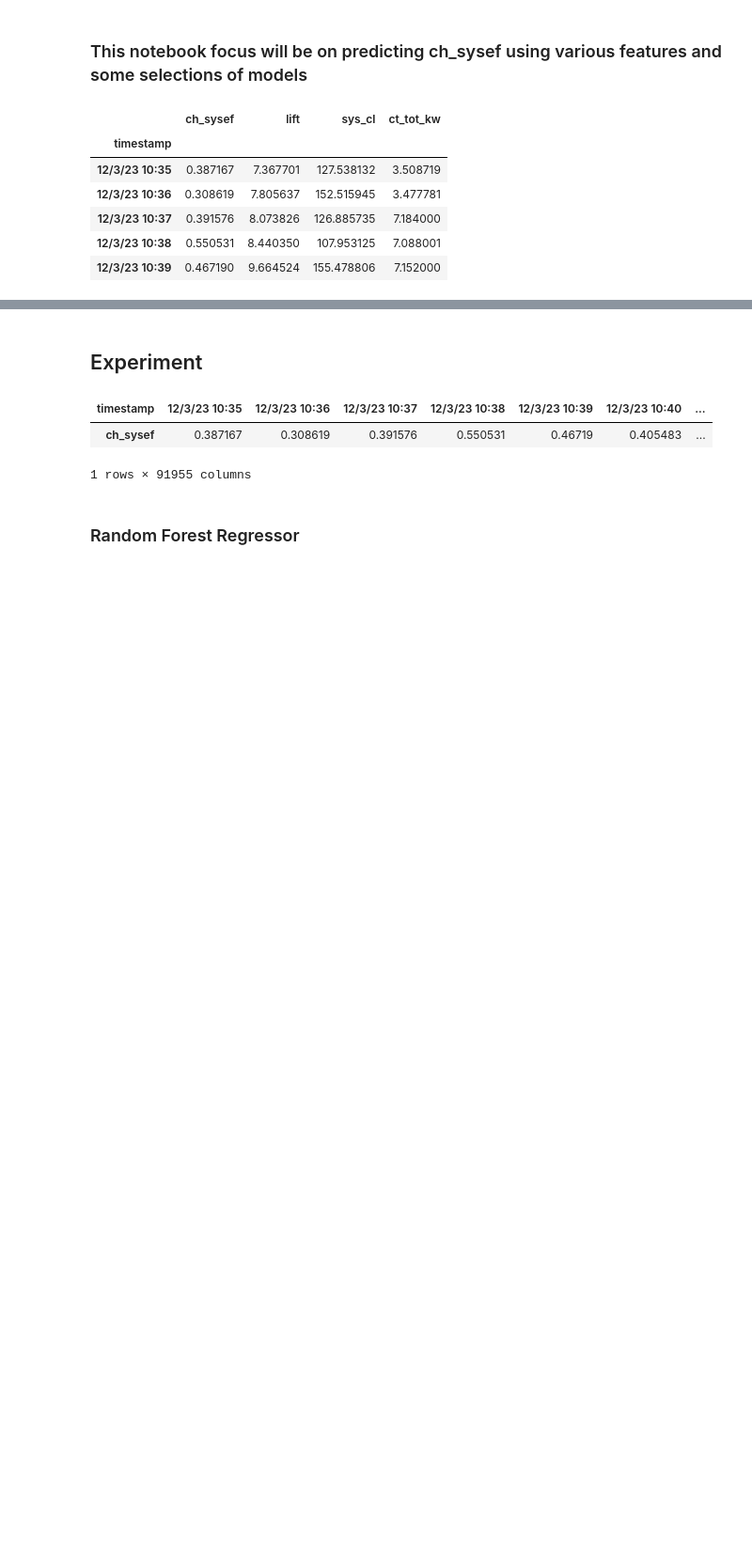
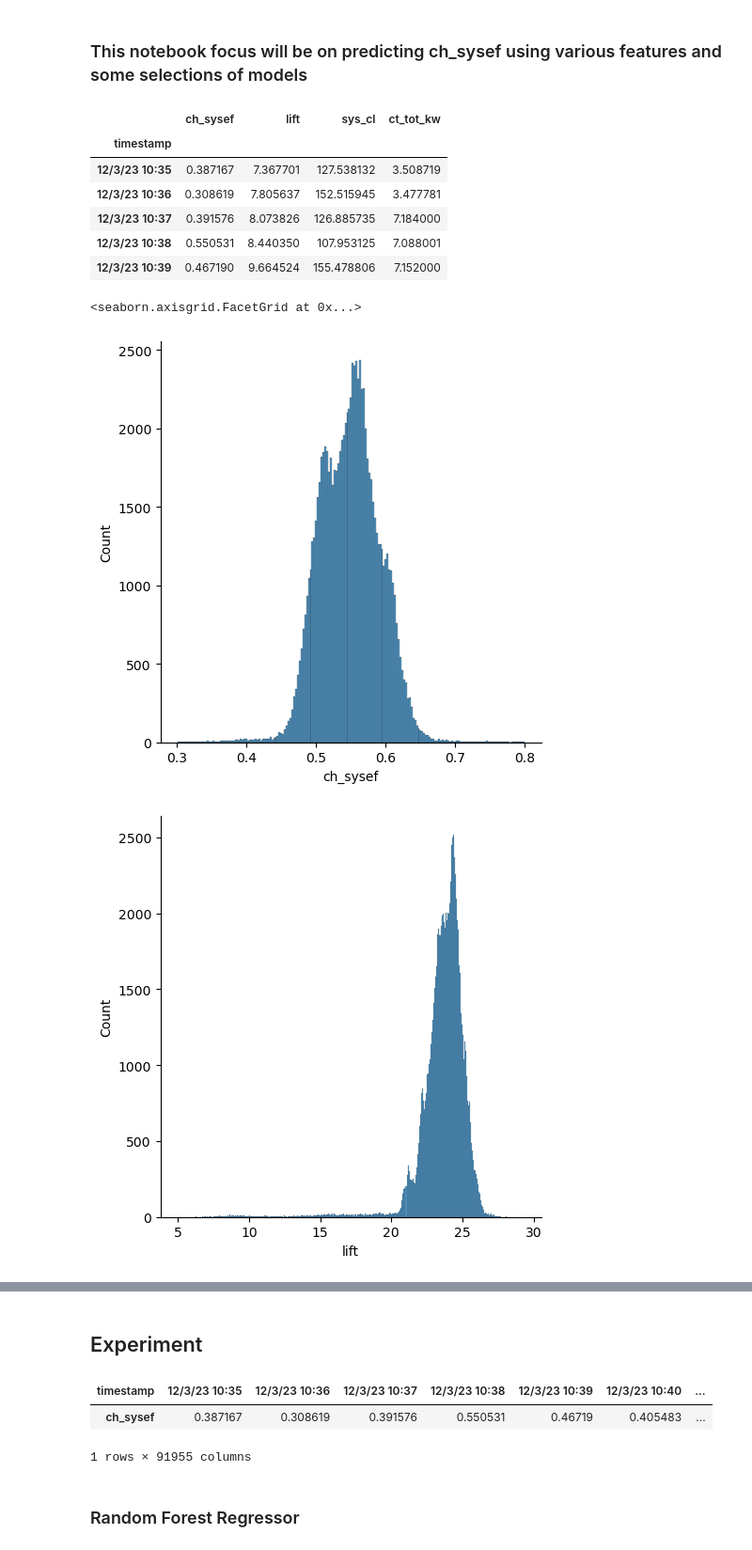
Before and after one commit to kaerintern/optimization, a Jupyter notebook: parklane_ch_sysef_pred.ipynb, the cells around one changed output, grey strips where cells are left out. Shown at 94% size. Saved outputs shown, nothing was run; the diff lists cells and outputs as text; code cells hidden in the pictures; blank space fills up the shorter version.

Commit message:
RFR_modelling-and_visualization_to_each_of_3feat

```diff
--- a/parklane_ch_sysef_pred.ipynb
+++ b/parklane_ch_sysef_pred.ipynb
@@ -48,3 +51,13 @@ ch_sysef_df.head(5)
 | 12/3/23 10:37 | 0.391576 | 8.073826 | 126.885735 | 7.184000 |
 | 12/3/23 10:38 | 0.550531 | 8.440350 | 107.953125 | 7.088001 |
 | 12/3/23 10:39 | 0.467190 | 9.664524 | 155.478806 | 7.152000 |
+# %%
+# distribution
+sns.displot(ch_sysef_df, x="ch_sysef")
+sns.displot(ch_sysef_df, x="lift")
+sns.displot(ch_sysef_df, x="sys_cl")
+sns.displot(ch_sysef_df, x="ct_tot_kw")
+# %% [output]
+<seaborn.axisgrid.FacetGrid at 0x...>
+[figure, added]
+[figure, added]
```
Also changed, not shown: parts of 24 cells of this notebook.
